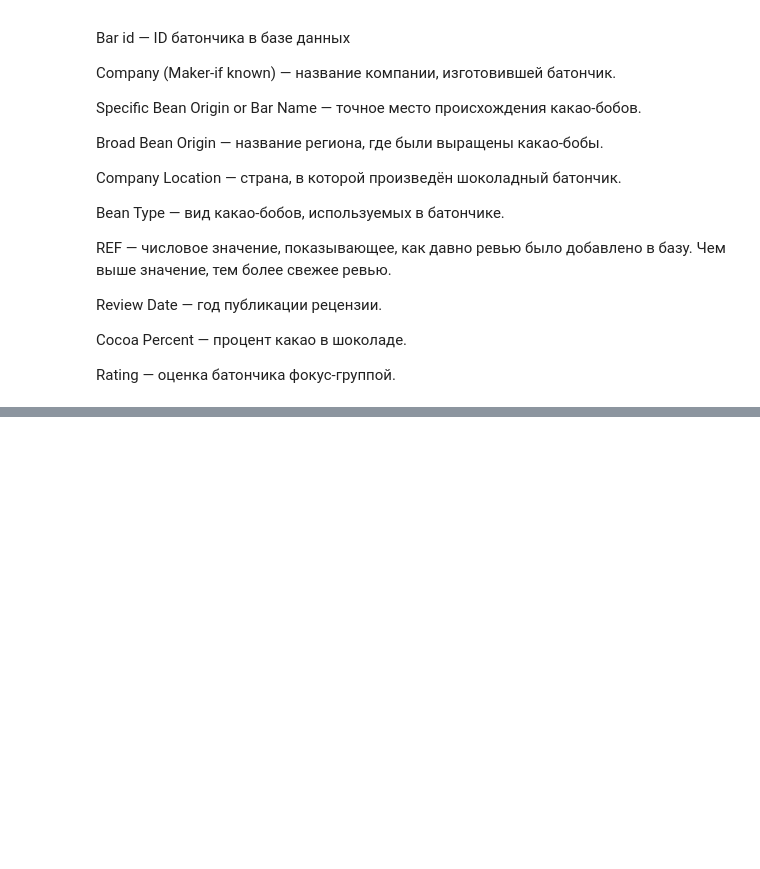
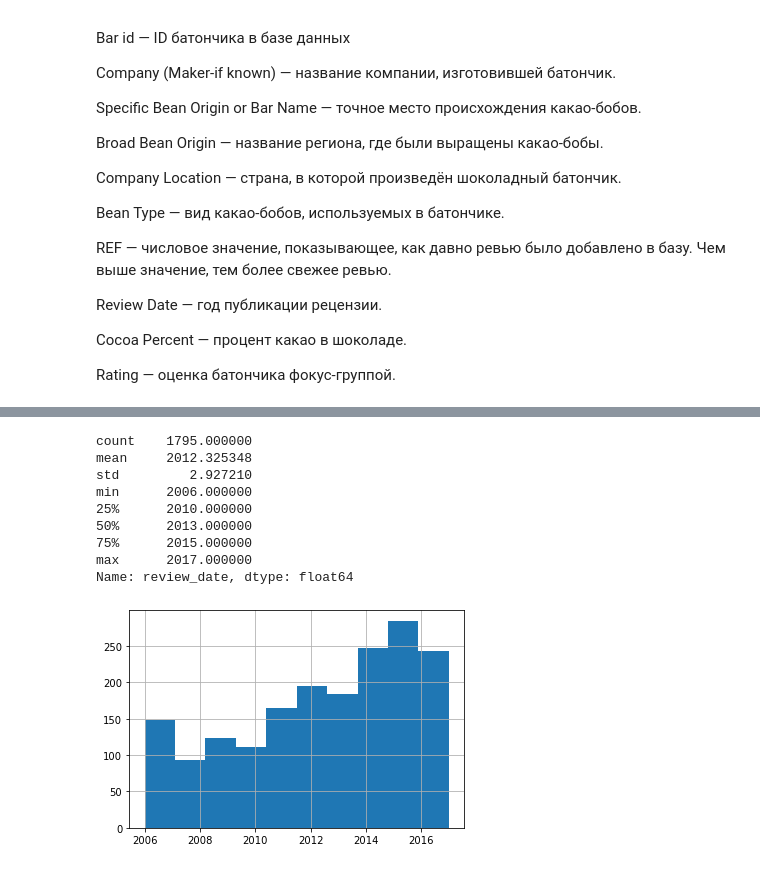
Before and after one commit to tempcat07/module_stat0, a Jupyter notebook: stat0.ipynb, the cells around one changed output, grey strips where cells are left out. Saved outputs shown, nothing was run; the diff lists cells and outputs as text; code cells hidden in the pictures; blank space fills up the shorter version.

```diff
--- a/stat0.ipynb
+++ b/stat0.ipynb
@@ -64,0 +298,18 @@ Rating — оценка батончика фокус-группой.
+# %%
+#review_date
+#Этот столбец также числовой и у него также нет пропусков. Как ведет себя распределение этого признака?
+cacao.review_date.hist()
+cacao.review_date.describe()
+
+#Здесь также заметен тренд на увеличение ревью со временем.
+# %% [output]
+count    1795.000000
+mean     2012.325348
+std         2.927210
+min      2006.000000
+25%      2010.000000
+50%      2013.000000
+75%      2015.000000
+max      2017.000000
+Name: review_date, dtype: float64
+[figure, added]
```
Also changed, not shown: parts of 39 cells of this notebook, 1 other file.
